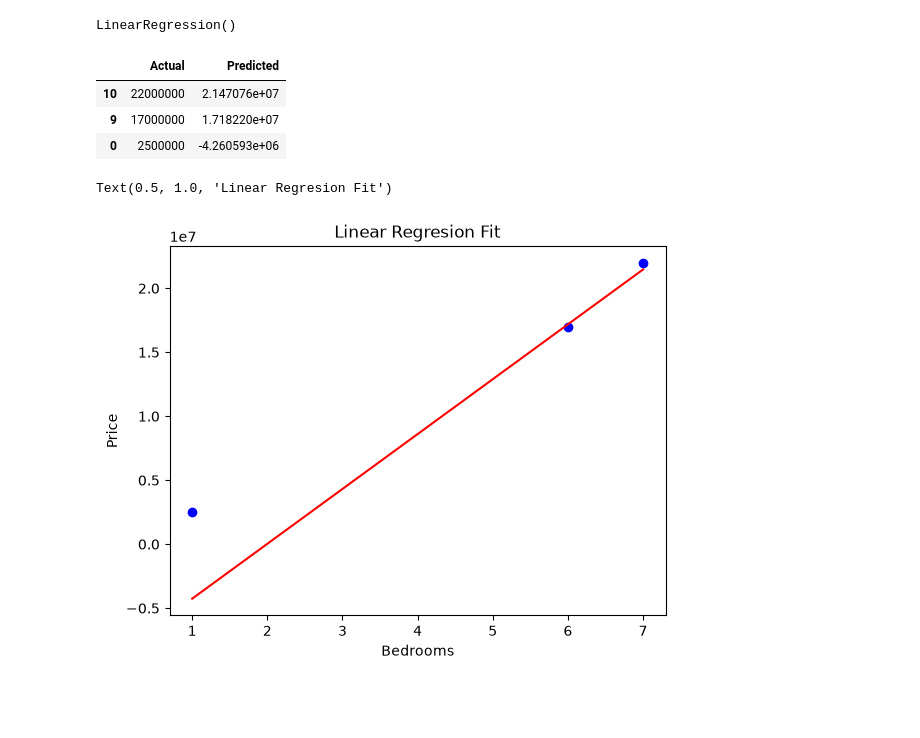
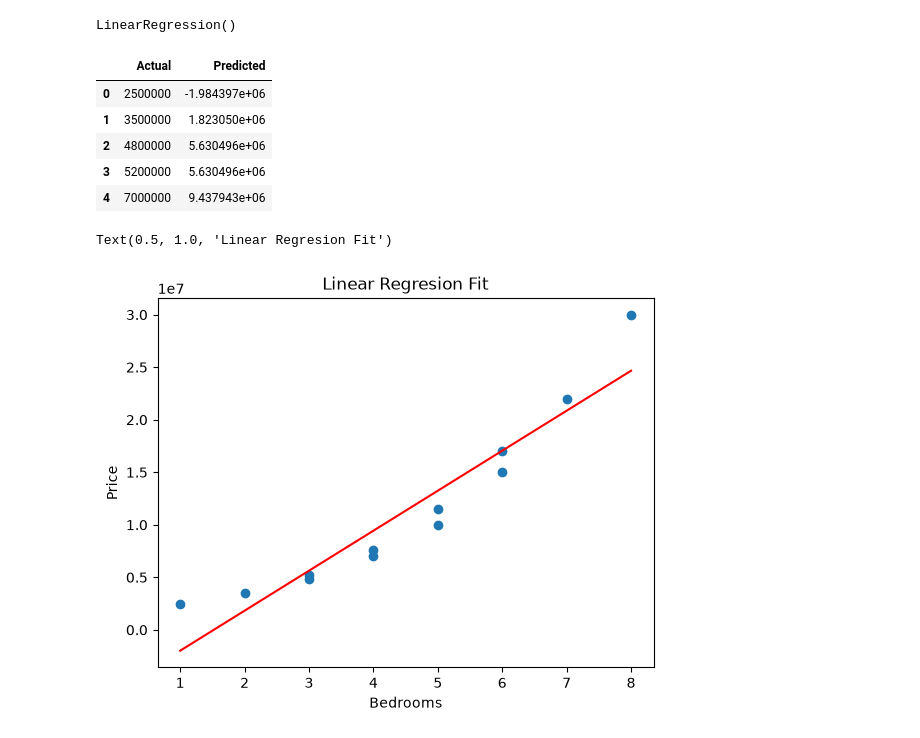
Before and after one commit to WillardDev/Machine_Learning_Foundation, a Jupyter notebook: Linear_Regression.ipynb, the cells around one changed output. Drawn from its saved outputs; the diff is of its cells as text; code cells hidden in the pictures; blank space fills up the shorter version.

```diff
--- a/Linear_Regression.ipynb
+++ b/Linear_Regression.ipynb
@@ -104,29 +104,31 @@ X_train, X_test, y_train, y_test = train_test_split(X, y, test_size=0.2, random_
 # %%
 linear_model = LinearRegression()
-linear_model.fit(X_train, y_train)
+linear_model.fit(X, y)
 # %% [output]
 LinearRegression()
 # %%
-y_linear = linear_model.predict(X_test)
+y_linear = linear_model.predict(X)
 # %%
 # compare the actual vs predicted
 comparison = pd.DataFrame({
-    'Actual': y_test,
+    'Actual': y,
     'Predicted': y_linear
 })
 
 comparison.head()
 # %% [output]
 |  | Actual | Predicted |
-| 10 | 22000000 | 2.147076e+07 |
-| 9 | 17000000 | 1.718220e+07 |
-| 0 | 2500000 | -4.260593e+06 |
+| 0 | 2500000 | -1.984397e+06 |
+| 1 | 3500000 | 1.823050e+06 |
+| 2 | 4800000 | 5.630496e+06 |
+| 3 | 5200000 | 5.630496e+06 |
+| 4 | 7000000 | 9.437943e+06 |
 # %%
-plt.scatter(X_test, y_test, color='blue', label='Actual')
-plt.plot(X_test, y_linear, color='red', label='Predicted')
+plt.scatter(X, y, label='Data')
+plt.plot(X, y_linear, color='red', label='Linear fit')
 plt.xlabel('Bedrooms')
 plt.ylabel('Price')
 plt.title('Linear Regresion Fit')
 # %% [output]
 Text(0.5, 1.0, 'Linear Regresion Fit')
-[figure, old version]
+[figure, new version]
```
Also changed, not shown: parts of 1 cell of this notebook.
